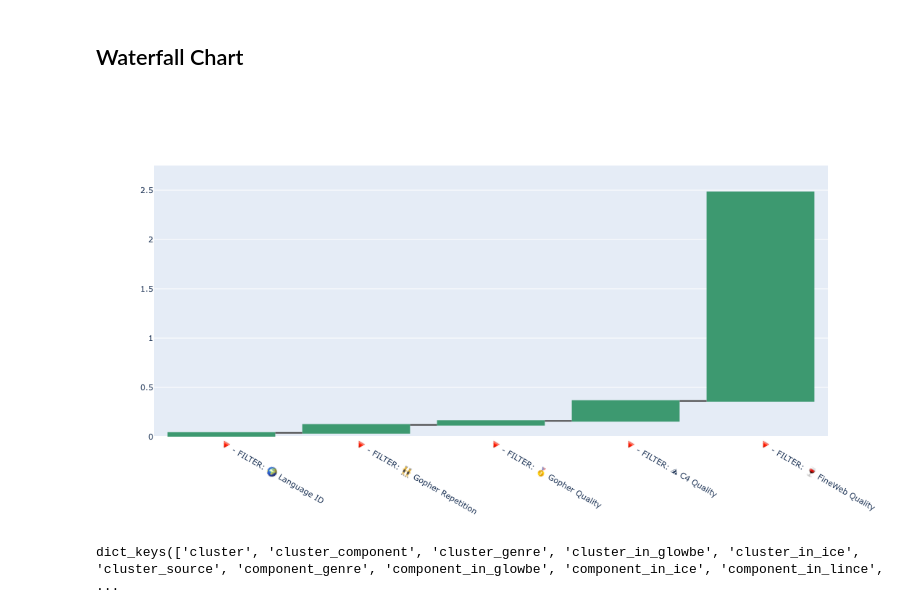
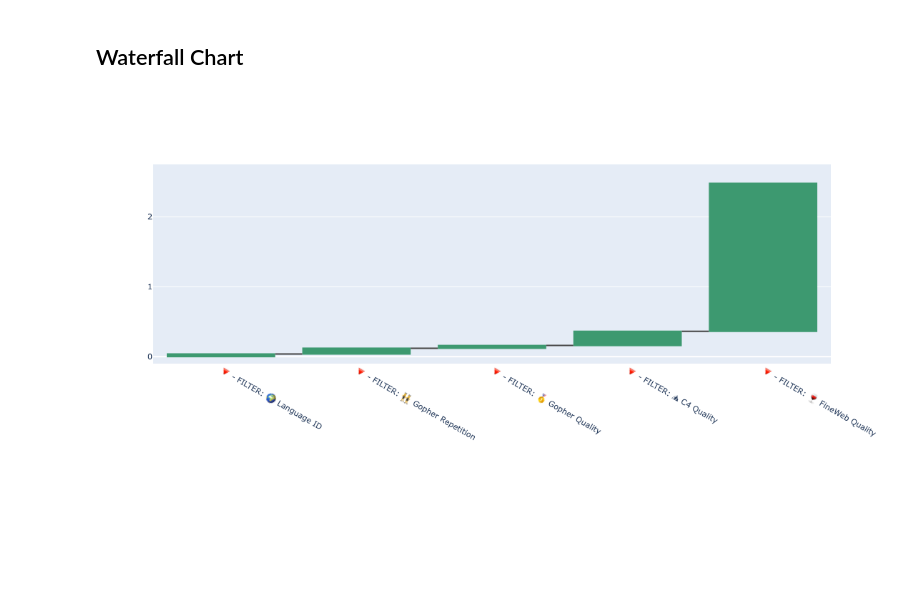
Before and after one commit to jessicacwang/pretraining-quality-mobility, a Jupyter notebook: eval/filter_audit.ipynb, the cells around one changed output. Cells and saved outputs as stored; diff of their text form; code cells hidden in the pictures; blank space fills up the shorter version.

```diff
--- a/eval/filter_audit.ipynb
+++ b/eval/filter_audit.ipynb
@@ -40,12 +40,14 @@ series = {
 # %% [markdown]
 ## Color map
 # %%
-PALETTE = px.colors.qualitative.Set2
+PALETTE = px.colors.qualitative.Set3
 EXCLUDED_COLOR = "rgba(150,150,150,0.55)"
 
 all_values = set()
 for df in series.values():
-    all_values |= set(df["value"].unique())
+    color_keys = [k.split(" / ")[0] for k in df["value"].unique()]
+
+    all_values |= set(color_keys)
 all_values.discard("total")
 all_values = sorted(all_values)
 
@@ -233,19 +245,15 @@ render_lrp_contribution("by_component_in_lince")
 # %%
 def render_lrp_contribution(subset_key, color_map=COLOR_MAP, width=600, height=400, font_size=11):
     df = series[subset_key]
     fig = go.Figure(go.Waterfall(
         orientation="v",
         x=df.stage_name,
         y=df.lrp
     ))
-    fig.update_yaxes(dtick=0.5, range=[0,2.75])
+    fig.update_yaxes(dtick=1, range=[-0.1,2.75])
     fig.update_layout(width=width, height=height, font=dict(size=font_size))
     return fig
 
-render_lrp_contribution("retention_overall", height=600)
+render_lrp_contribution("overall", height=500)
 # %% [output]
-[figure, old version]
+[figure, new version]
-# %%
-series.keys()
-# %% [output]
-dict_keys(['cluster', 'cluster_component', 'cluster_genre', 'cluster_in_glowbe', 'cluster_in_ice', 'cluster_source', 'component_genre', 'component_in_glowbe', 'component_in_ice', 'component_in_lince', ...
```
Also changed, not shown: parts of 26 cells of this notebook.
